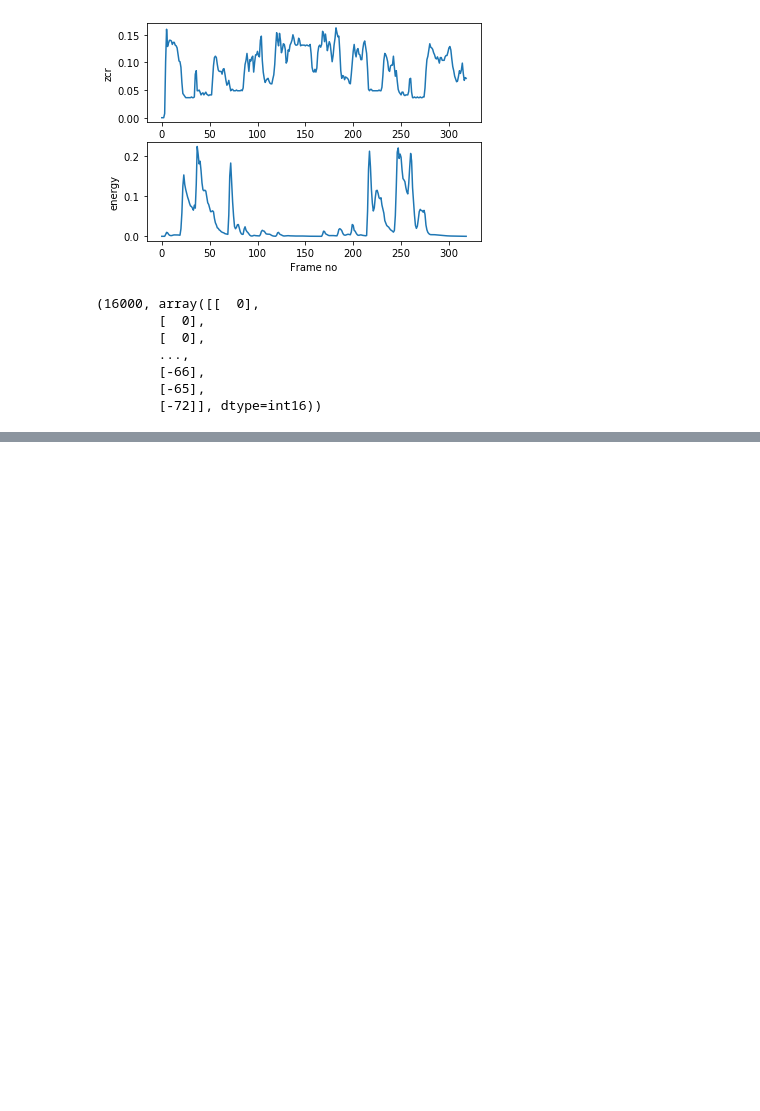
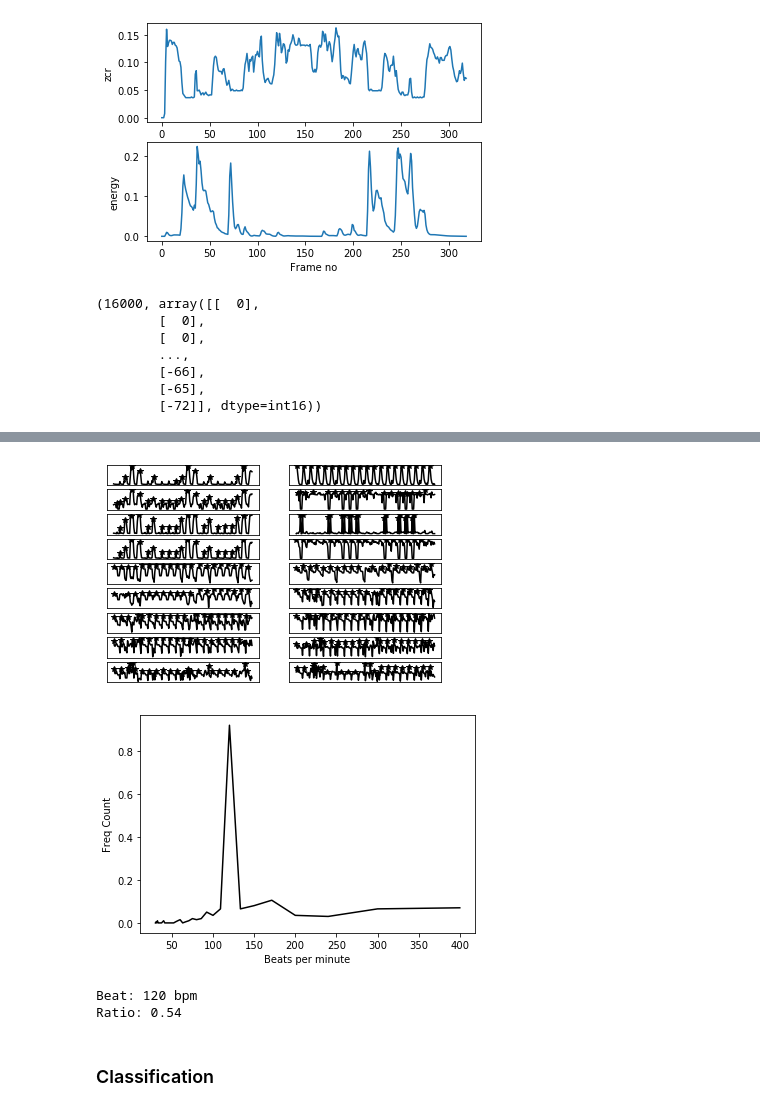
Before and after one commit to DoZor-80/audio-analysis, a Jupyter notebook: AudioAnalysis.ipynb, the cells around one changed output, grey strips where cells are left out. Saved outputs shown, nothing was run; the diff lists cells and outputs as text; code cells hidden in the pictures; blank space fills up the shorter version.

```diff
--- a/AudioAnalysis.ipynb
+++ b/AudioAnalysis.ipynb
@@ -31,0 +53,10 @@ audioBasicIO.read_audio_generic("doremi.wav")
+# %%
+# Estimate BPM
+audioAnalysis.beatExtractionWrapper("small.wav", True)
+# %% [output]
+[figure, added]
+[figure, added]
+Beat: 120 bpm
+Ratio: 0.54
+# %% [markdown]
+### Classification
```
Also changed, not shown: parts of 15 cells of this notebook.
